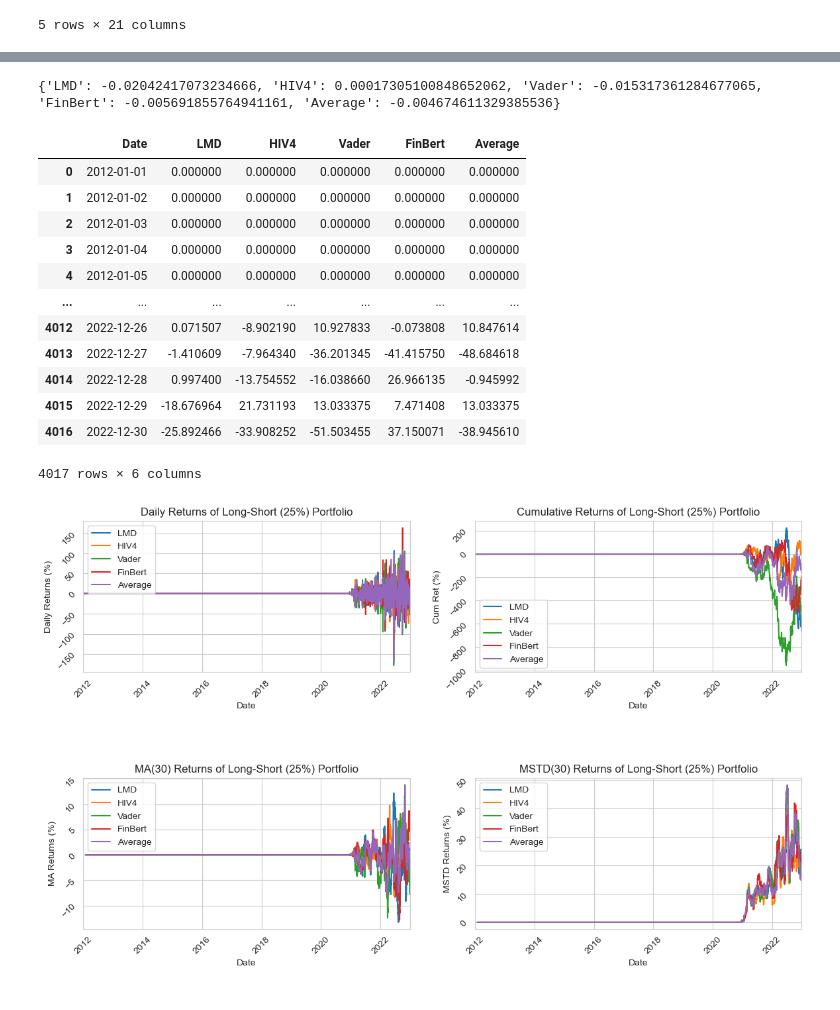
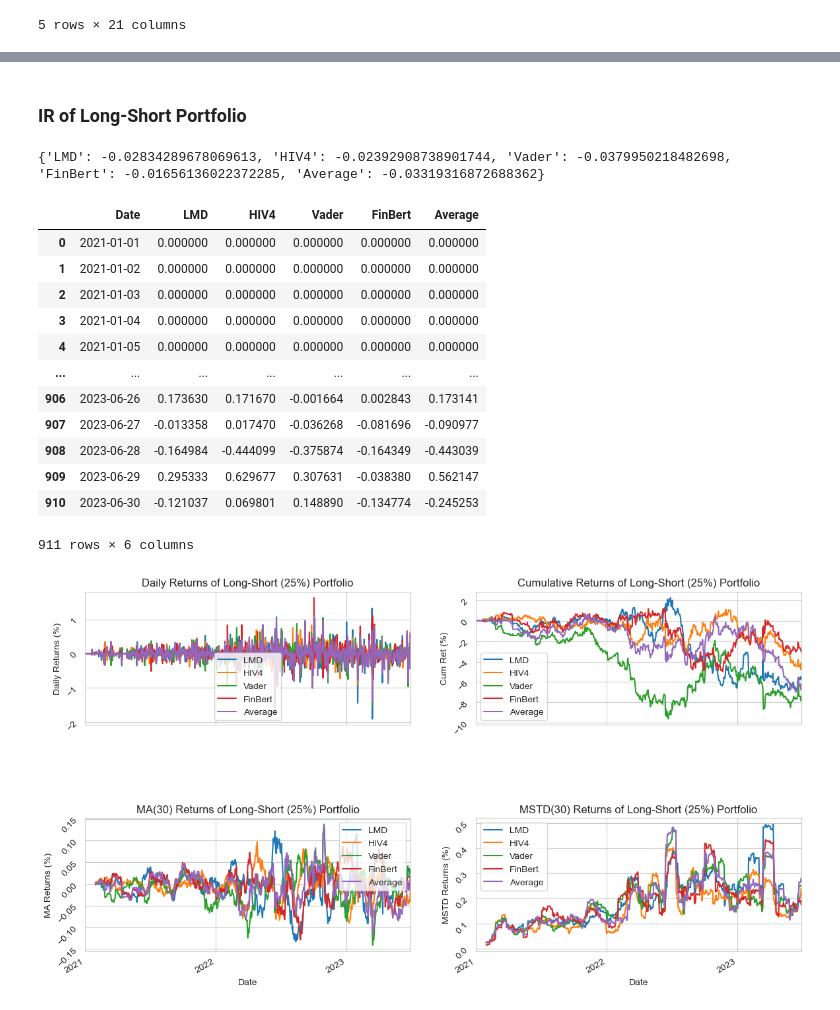
Before and after one commit to whshw/ContextualSentimentInvestmentTool, a Jupyter notebook: PortfolioConstruction/PortfolioConstruction.ipynb, the cells around one changed output, grey strips where cells are left out. Drawn from its saved outputs; the diff is of its cells as text; code cells hidden in the pictures.

Commit message:
07/27: 修改PortfolioConstruction.ipynb文件, 添加Market Watch网站的情感分数, 整合两个网站的的作为投资组合的输入参数

```diff
--- a/PortfolioConstruction/PortfolioConstruction.ipynb
+++ b/PortfolioConstruction/PortfolioConstruction.ipynb
@@ -8,10 +8,16 @@ import numpy as np
 from   datetime import datetime, timedelta
 from   pandas.tseries.offsets import *
 # %%
-# To do:    在PortfolioConstruction之前处理情感分析原始数据
-#           将所有国家在不同网站爬取的文章的分数放到一起计算平均值
 # 导入情感数据
-df_sentiment = pd.read_csv('../Data/Merged Sentiment Reuters.csv')
+df_Reuters_sentiment = pd.read_csv('../Data/Merged Sentiment Reuters.csv')
+# df_MW_sentiment = pd.read_csv('../Data/Merged Sentiment MW.csv')
+
+# 拼接两个网站的情感分数
+# df_sentiment = [df_MW_sentiment, df_Reuters_sentiment]
+# df_sentiment = [df_MW_sentiment]
+df_sentiment = [df_Reuters_sentiment]
+df_sentiment = pd.concat(df_sentiment)
+df_sentiment = df_sentiment.groupby(['Date', 'Country']).mean(numeric_only=True).reset_index()
 
 # 修改列名
 df_sentiment = df_sentiment.rename(columns={
@@ -54,8 +60,9 @@ df_sentiment['Date'] = pd.to_datetime(df_sentiment['Date'], format='%Y-%m-%d')
 df_return['Date'] = pd.to_datetime(df_return['Date'], format='%Y-%m-%d')
 
 # 生成日期范围
-all_dates = pd.date_range(start='2012-01-01', end='2022-12-30').tolist()
+all_dates = pd.date_range(start='2021-01-01', end='2023-06-30').tolist()
 df_return = df_return[df_return['Date'].isin(all_dates)]
+df_sentiment = df_sentiment[df_sentiment['Date'].isin(all_dates)]
 
 # 去掉无用的列
 df_sentiment = df_sentiment.drop(columns=['Unnamed: 0'])
@@ -178,6 +204,6 @@ for x in range(0, len(strategies)):
         if count_short > 0:
             total_ret_short = total_ret_short / count_short
 
-        total_return = 100 * (total_ret_long - total_ret_short)
+        total_return = total_ret_long - total_ret_short
         dict_ret[x][all_dates[i]] = total_return
 # %%
@@ -214,3 +252,5 @@ new_portfolio_25.rename(columns={'index': 'Date'}, inplace=True)
+# %% [markdown]
+### IR of Long-Short Portfolio
 # %%
 strategies = ['LMD', 'HIV4', 'Vader', 'FinBert', 'Average']
 IR_dict = {}
@@ -224,34 +264,56 @@ for strategy in strategies:
 
 print(IR_dict)
 # %% [output]
-{'LMD': -0.02042417073234666, 'HIV4': 0.00017305100848652062, 'Vader': -0.015317361284677065, 'FinBert': -0.005691855764941161, 'Average': -0.004674611329385536}
+{'LMD': -0.02834289678069613, 'HIV4': -0.02392908738901744, 'Vader': -0.0379950218482698, 'FinBert': -0.01656136022372285, 'Average': -0.03319316872688362}
 # %%
 new_portfolio_25
 # %% [output]
 |  | Date | LMD | HIV4 | Vader | FinBert | Average |
-| 0 | 2012-01-01 | 0.000000 | 0.000000 | 0.000000 | 0.000000 | 0.000000 |
-| 1 | 2012-01-02 | 0.000000 | 0.000000 | 0.000000 | 0.000000 | 0.000000 |
-| 2 | 2012-01-03 | 0.000000 | 0.000000 | 0.000000 | 0.000000 | 0.000000 |
-| 3 | 2012-01-04 | 0.000000 | 0.000000 | 0.000000 | 0.000000 | 0.000000 |
-| 4 | 2012-01-05 | 0.000000 | 0.000000 | 0.000000 | 0.000000 | 0.000000 |
+| 0 | 2021-01-01 | 0.000000 | 0.000000 | 0.000000 | 0.000000 | 0.000000 |
+| 1 | 2021-01-02 | 0.000000 | 0.000000 | 0.000000 | 0.000000 | 0.000000 |
+| 2 | 2021-01-03 | 0.000000 | 0.000000 | 0.000000 | 0.000000 | 0.000000 |
+| 3 | 2021-01-04 | 0.000000 | 0.000000 | 0.000000 | 0.000000 | 0.000000 |
+| 4 | 2021-01-05 | 0.000000 | 0.000000 | 0.000000 | 0.000000 | 0.000000 |
 | ... | ... | ... | ... | ... | ... | ... |
-| 4012 | 2022-12-26 | 0.071507 | -8.902190 | 10.927833 | -0.073808 | 10.847614 |
-| 4013 | 2022-12-27 | -1.410609 | -7.964340 | -36.201345 | -41.415750 | -48.684618 |
-| 4014 | 2022-12-28 | 0.997400 | -13.754552 | -16.038660 | 26.966135 | -0.945992 |
-| 4015 | 2022-12-29 | -18.676964 | 21.731193 | 13.033375 | 7.471408 | 13.033375 |
-| 4016 | 2022-12-30 | -25.892466 | -33.908252 | -51.503455 | 37.150071 | -38.945610 |
+| 906 | 2023-06-26 | 0.173630 | 0.171670 | -0.001664 | 0.002843 | 0.173141 |
+| 907 | 2023-06-27 | -0.013358 | 0.017470 | -0.036268 | -0.081696 | -0.090977 |
+| 908 | 2023-06-28 | -0.164984 | -0.444099 | -0.375874 | -0.164349 | -0.443039 |
+| 909 | 2023-06-29 | 0.295333 | 0.629677 | 0.307631 | -0.038380 | 0.562147 |
+| 910 | 2023-06-30 | -0.121037 | 0.069801 | 0.148890 | -0.134774 | -0.245253 |
-4017 rows × 6 columns
+911 rows × 6 columns
 # %%
 fig, [[ax1, ax2], [ax3, ax4]] = plt.subplots(2, 2, figsize=(14,8))
 plt.subplots_adjust(hspace=0.7)
 new_portfolio_25 = new_portfolio_25.set_index('Date')
 new_portfolio_25.plot(ax=ax1, title='Daily Returns of Long-Short (25%) Portfolio', xlabel='Date', ylabel='Daily Returns (%)', grid=True)
 new_portfolio_25.cumsum().plot(ax=ax2, title='Cumulative Returns of Long-Short (25%) Portfolio', xlabel='Date', ylabel='Cum Ret (%)', grid=True)
 new_portfolio_25.rolling(30).mean().plot(ax=ax3, title='MA(30) Returns of Long-Short (25%) Portfolio', xlabel='Date', ylabel='MA Returns (%)', grid=True)
 new_portfolio_25.rolling(30).std().plot(ax=ax4, title='MSTD(30) Returns of Long-Short (25%) Portfolio', xlabel='Date', ylabel='MSTD Returns (%)', grid=True)
+
+# 创建日期范围
+date_range = pd.date_range(start='2021-01-01', end='2023-06-30')
+
+# 创建标签（选择每年的1月1日）
+labels = date_range[date_range.is_year_start]
+
+# 设置刻度和标签
+ax1.set_xticks(labels)
+ax1.set_xticklabels(labels.year)
+ax2.set_xticks(labels)
+ax2.set_xticklabels(labels.year)
+ax3.set_xticks(labels)
+ax3.set_xticklabels(labels.year)
+ax4.set_xticks(labels)
+ax4.set_xticklabels(labels.year)
+
 ax1.tick_params(labelrotation=45)
 ax2.tick_params(labelrotation=45)
 ax3.tick_params(labelrotation=45)
 ax4.tick_params(labelrotation=45)
+
+# 防止标签重叠
+plt.gcf().autofmt_xdate()
+# 保存图片
+plt.savefig('../Data/Images/25_percent_portfolio.png', dpi=900)
 # %% [output]
-[figure, old version]
+[figure, new version]
```
Also changed, not shown: parts of 12 cells of this notebook, 1 other file.
